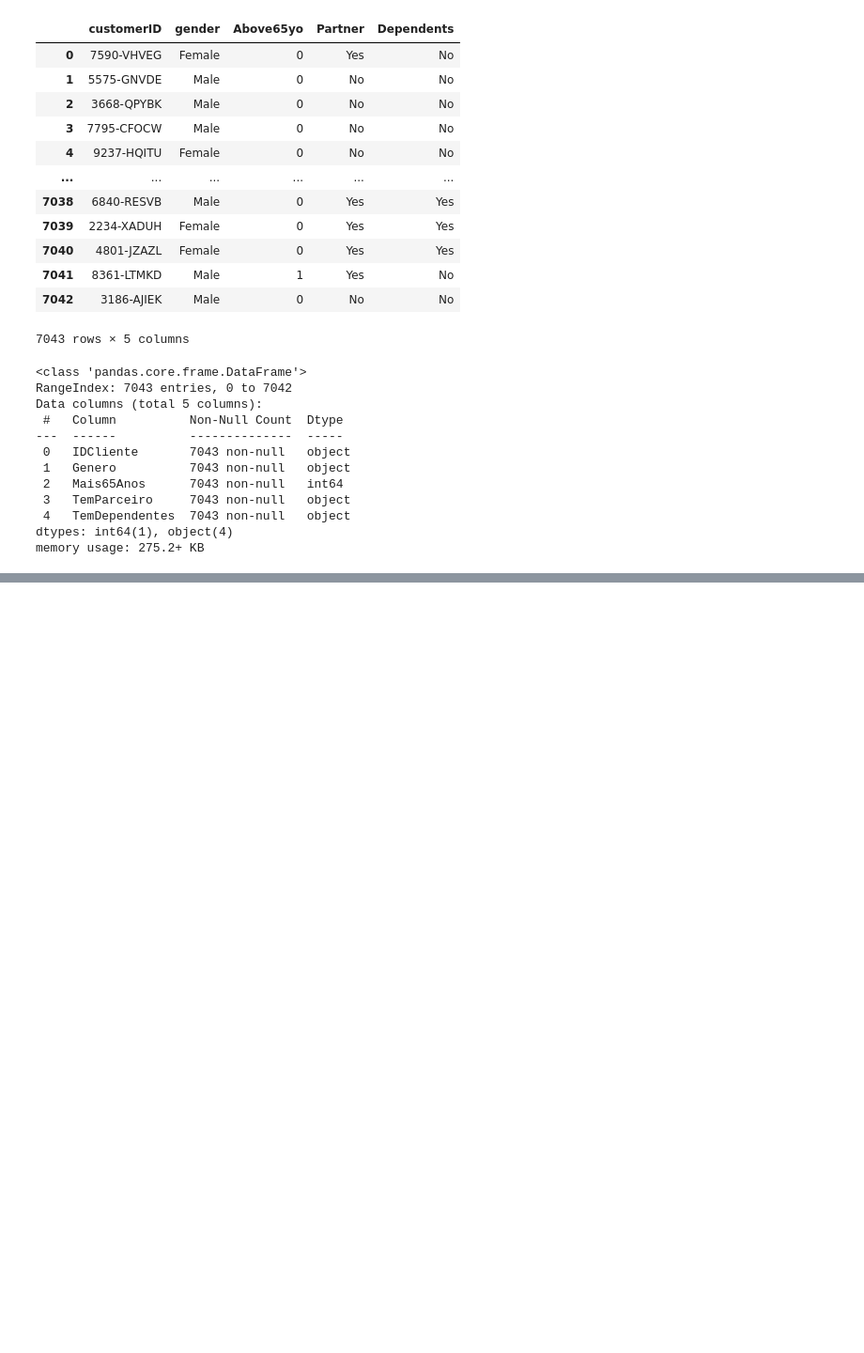
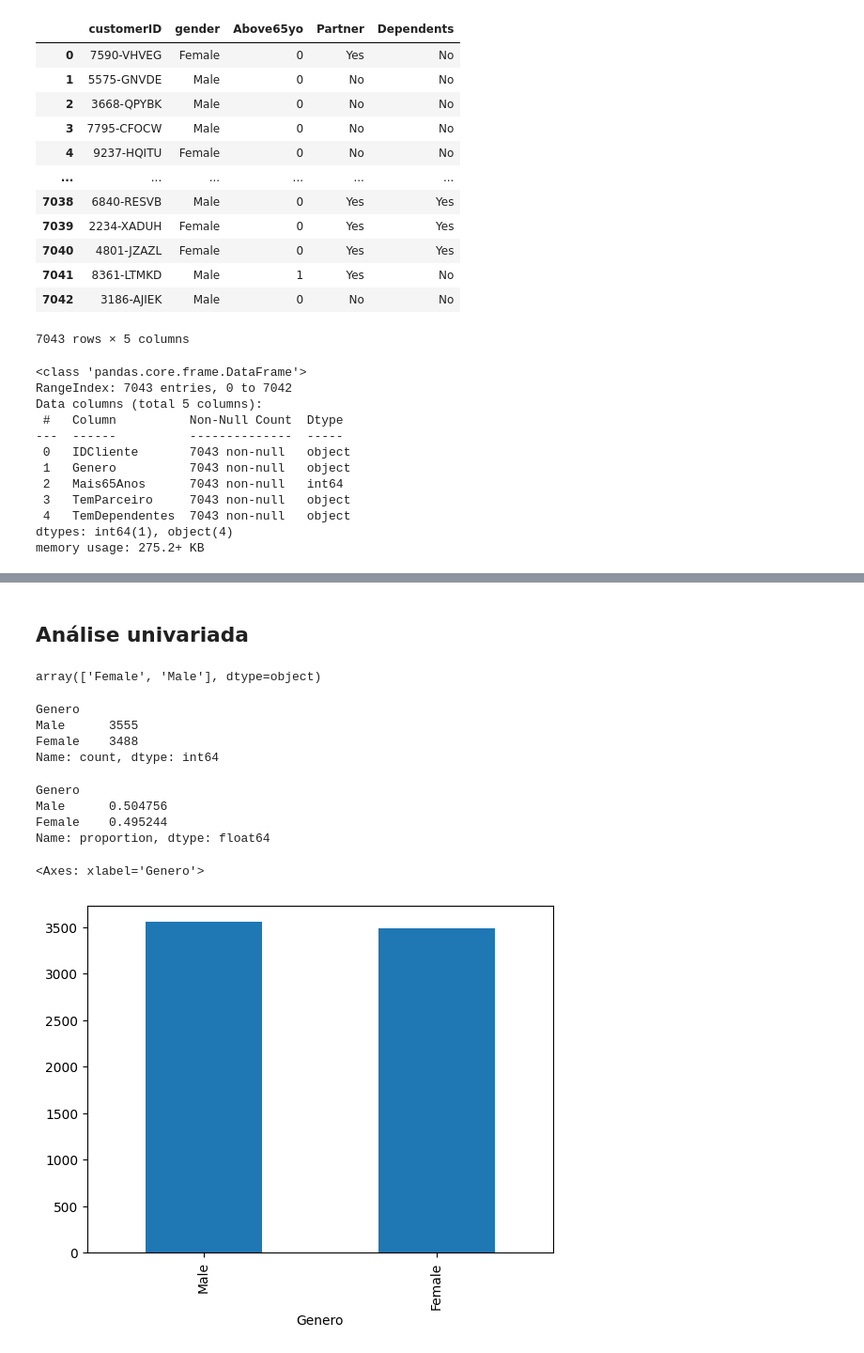
Before and after one commit to PedronXW/ia, a Jupyter notebook: data/eda_churn.ipynb, the cells around one changed output, grey strips where cells are left out. Shown at 94% size. Saved outputs shown, nothing was run; the diff lists cells and outputs as text; code cells hidden in the pictures; blank space fills up the shorter version.

```diff
--- a/data/eda_churn.ipynb
+++ b/data/eda_churn.ipynb
@@ -142,0 +228,6 @@ memory usage: 275.2+ KB
+# %%
+## Remover linhas com pelo menos um valor ausente
+df_churn.dropna(axis=0, inplace=True)
+# %%
+## Remover linhas com todos os valores ausentes
+df_churn.dropna(axis=0, how='all', inplace=True)
@@ -142,0 +239,37 @@ memory usage: 275.2+ KB
+# %%
+## Preenchimento de valores ausentes conforme a coluna
+df_churn.fillna({'Genero': 'Não declarado', 'TotalCharges': 0}, inplace=True)
+# %%
+## Preenchimento de valores ausentes com a média da coluna
+df_churn.fillna(df_churn.mean(), inplace=True)
+## ou
+df_churn.fillna(value={'TotalCharges': df_churn['TotalCharges'].mean()}, inplace=True)
+# %% [markdown]
+## Análise univariada
+# %%
+## Identificando valores possíveis
+df_churn['Genero'].unique()
+# %% [output]
+array(['Female', 'Male'], dtype=object)
+# %%
+## Contagem de valores por valor possível
+df_churn['Genero'].value_counts()
+# %% [output]
+Genero
+Male      3555
+Female    3488
+Name: count, dtype: int64
+# %%
+## Distribuição de valores por valor possível
+df_churn['Genero'].value_counts(normalize=True)
+# %% [output]
+Genero
+Male      0.504756
+Female    0.495244
+Name: proportion, dtype: float64
+# %%
+## Gerendo gráficos de barras com a distribuição de valores por valor possível
+df_churn['Genero'].value_counts().plot(kind='bar')
+# %% [output]
+<Axes: xlabel='Genero'>
+[figure, added]
```
Also changed, not shown: parts of 16 cells of this notebook.
